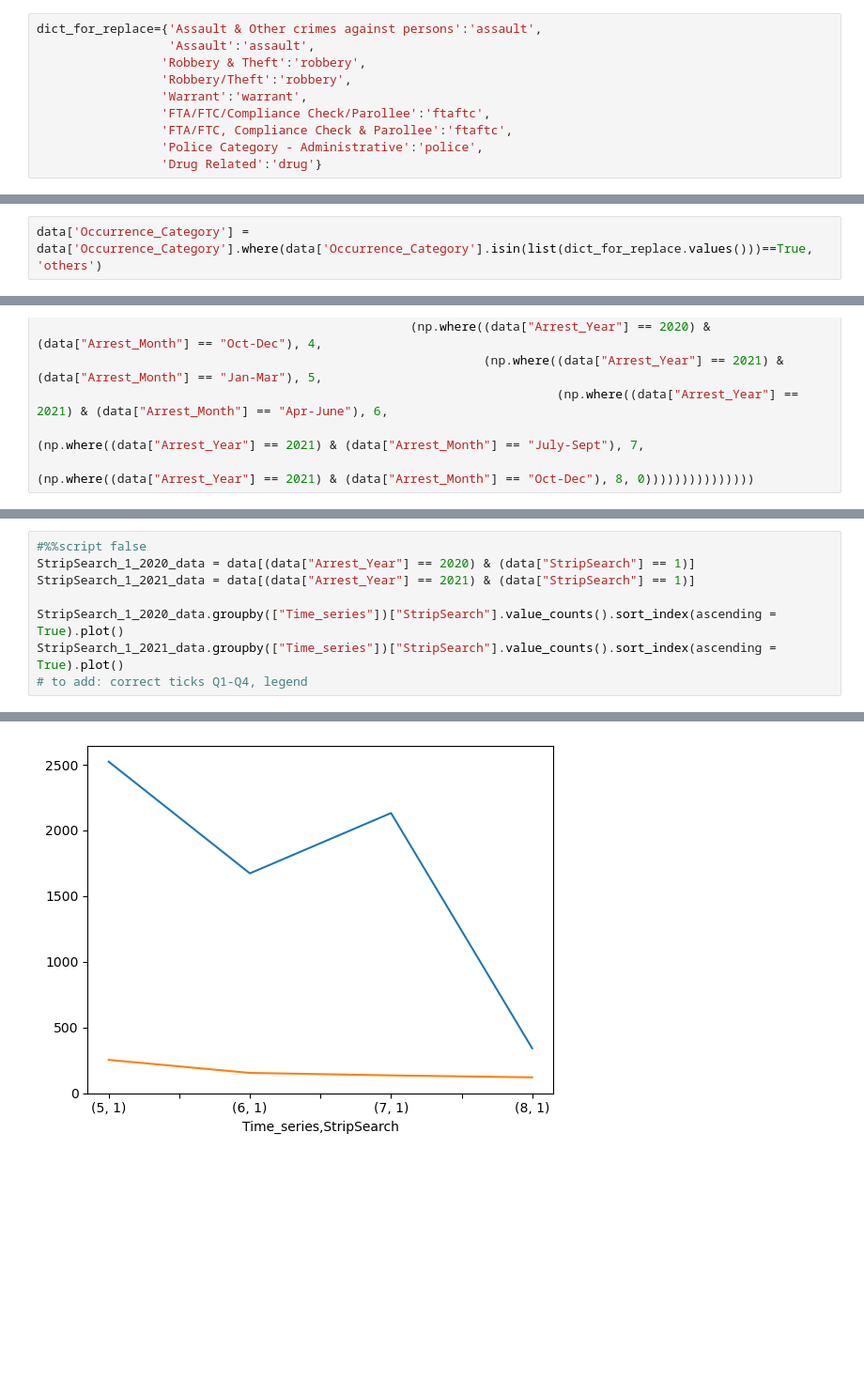
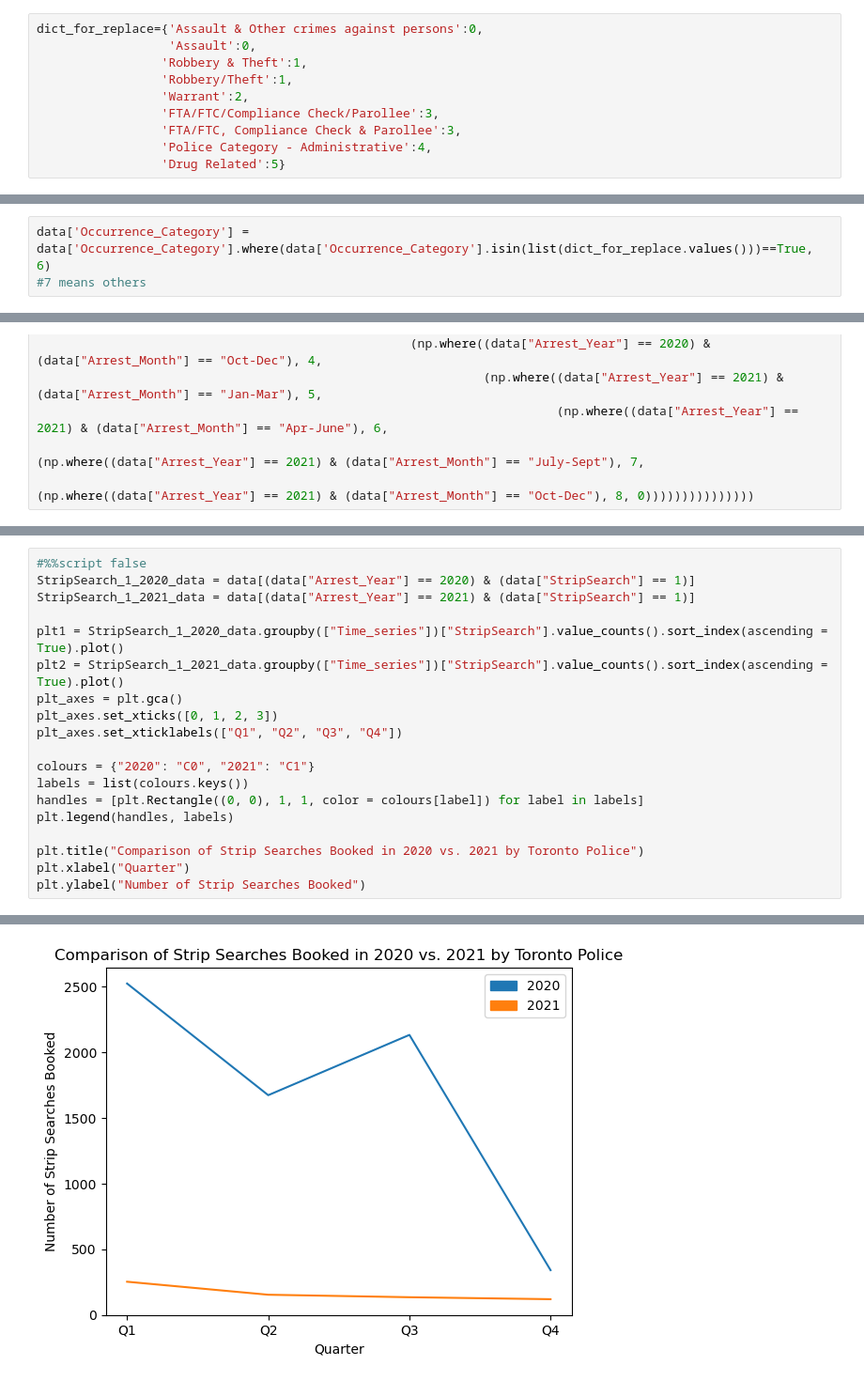
Before and after one commit to cooeoeooc/2178_g38, a Jupyter notebook: group38_code.ipynb, the cells around one changed output, grey strips where cells are left out. Shown at 94% size. Cells and saved outputs as stored; diff of their text form; blank space fills up the shorter version.

```diff
--- a/group38_code.ipynb
+++ b/group38_code.ipynb
@@ -176,15 +112,15 @@ array(['Assault & Other crimes against persons', 'Harassment/Threatening',
        'Other Statute & Other Incident Type', 'Impaired', 'Homicide'],
       dtype=object)
 # %%
-dict_for_replace={'Assault & Other crimes against persons':'assault',
-                  'Assault':'assault',
-                 'Robbery & Theft':'robbery',
-                 'Robbery/Theft':'robbery',
-                 'Warrant':'warrant',
-                 'FTA/FTC/Compliance Check/Parollee':'ftaftc',
-                 'FTA/FTC, Compliance Check & Parollee':'ftaftc',
-                 'Police Category - Administrative':'police',
-                 'Drug Related':'drug'}
+dict_for_replace={'Assault & Other crimes against persons':0,
+                  'Assault':0,
+                 'Robbery & Theft':1,
+                 'Robbery/Theft':1,
+                 'Warrant':2,
+                 'FTA/FTC/Compliance Check/Parollee':3,
+                 'FTA/FTC, Compliance Check & Parollee':3,
+                 'Police Category - Administrative':4,
+                 'Drug Related':5}
 # %%
 data['Occurrence_Category']=data['Occurrence_Category'].replace(dict_for_replace)
 # %%
@@ -209,5 +141,6 @@ sum(data['Occurrence_Category']=='drug')
 # %%
-data['Occurrence_Category'] = data['Occurrence_Category'].where(data['Occurrence_Category'].isin(list(dict_for_replace.values()))==True, 'others')
+data['Occurrence_Category'] = data['Occurrence_Category'].where(data['Occurrence_Category'].isin(list(dict_for_replace.values()))==True, 6)
+#7 means others
 # %%
 data['Occurrence_Category']
 # %% [output]
@@ -370,7 +299,18 @@ ValueError: The number of FixedLocator locations (10), usually from a call to se
 StripSearch_1_2020_data = data[(data["Arrest_Year"] == 2020) & (data["StripSearch"] == 1)]
 StripSearch_1_2021_data = data[(data["Arrest_Year"] == 2021) & (data["StripSearch"] == 1)]
 
-StripSearch_1_2020_data.groupby(["Time_series"])["StripSearch"].value_counts().sort_index(ascending = True).plot()
-StripSearch_1_2021_data.groupby(["Time_series"])["StripSearch"].value_counts().sort_index(ascending = True).plot()
-# to add: correct ticks Q1-Q4, legend
+plt1 = StripSearch_1_2020_data.groupby(["Time_series"])["StripSearch"].value_counts().sort_index(ascending = True).plot()
+plt2 = StripSearch_1_2021_data.groupby(["Time_series"])["StripSearch"].value_counts().sort_index(ascending = True).plot()
+plt_axes = plt.gca()
+plt_axes.set_xticks([0, 1, 2, 3])
+plt_axes.set_xticklabels(["Q1", "Q2", "Q3", "Q4"])
+
+colours = {"2020": "C0", "2021": "C1"}
+labels = list(colours.keys())
+handles = [plt.Rectangle((0, 0), 1, 1, color = colours[label]) for label in labels]
+plt.legend(handles, labels)
+
+plt.title("Comparison of Strip Searches Booked in 2020 vs. 2021 by Toronto Police")
+plt.xlabel("Quarter")
+plt.ylabel("Number of Strip Searches Booked")
 # %% [output]
@@ -378 +318 @@ StripSearch_1_2021_data.groupby(["Time_series"])["StripSearch"].value_counts().s
-[figure, old version]
+[figure, new version]
```
Also changed, not shown: parts of 79 cells of this notebook.
